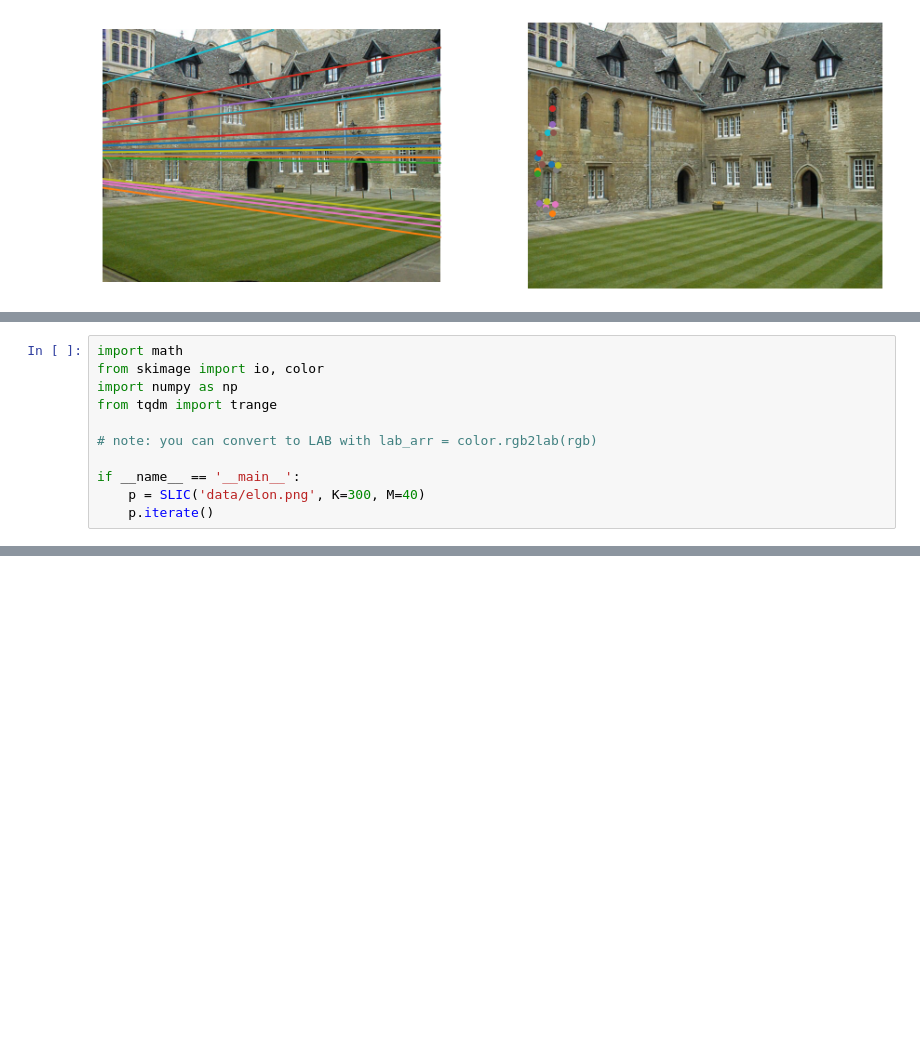
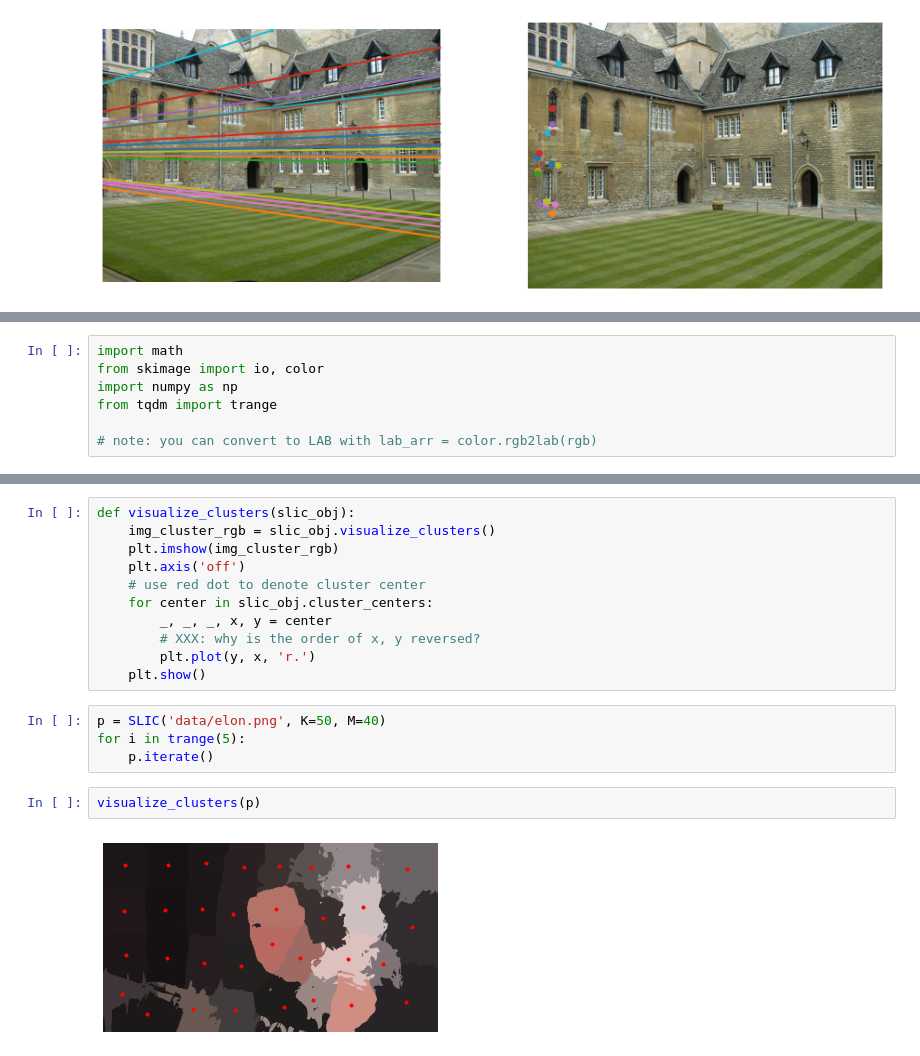
Before and after one commit to RuolinZheng08/ttic31040-computer-vision, a Jupyter notebook: hw5/hw5.ipynb, the cells around one changed output, grey strips where cells are left out. Drawn from its saved outputs; the diff is of its cells as text; blank space fills up the shorter version.

```diff
--- a/hw5/hw5.ipynb
+++ b/hw5/hw5.ipynb
@@ -264,7 +387,3 @@ import numpy as np
 from tqdm import trange
 
 # note: you can convert to LAB with lab_arr = color.rgb2lab(rgb)
-
-if __name__ == '__main__':
-    p = SLIC('data/elon.png', K=300, M=40)
-    p.iterate()
@@ -270,0 +487,19 @@ if __name__ == '__main__':
+# %%
+def visualize_clusters(slic_obj):
+    img_cluster_rgb = slic_obj.visualize_clusters()
+    plt.imshow(img_cluster_rgb)
+    plt.axis('off')
+    # use red dot to denote cluster center
+    for center in slic_obj.cluster_centers:
+        _, _, _, x, y = center
+        # XXX: why is the order of x, y reversed?
+        plt.plot(y, x, 'r.')
+    plt.show()
+# %%
+p = SLIC('data/elon.png', K=50, M=40)
+for i in trange(5):
+    p.iterate()
+# %%
+visualize_clusters(p)
+# %% [output]
+[figure, added]
```
Also changed, not shown: parts of 25 cells of this notebook, 6 other files.
